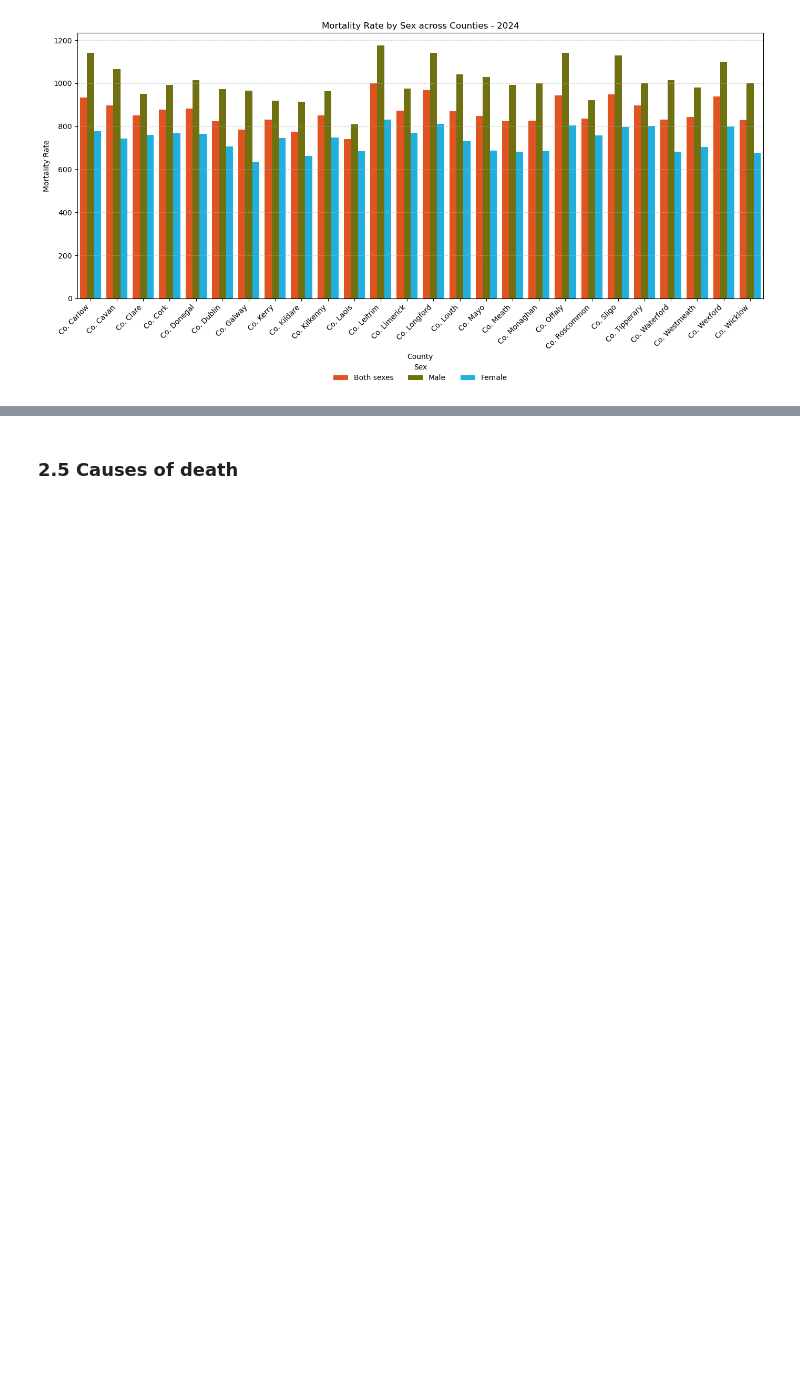
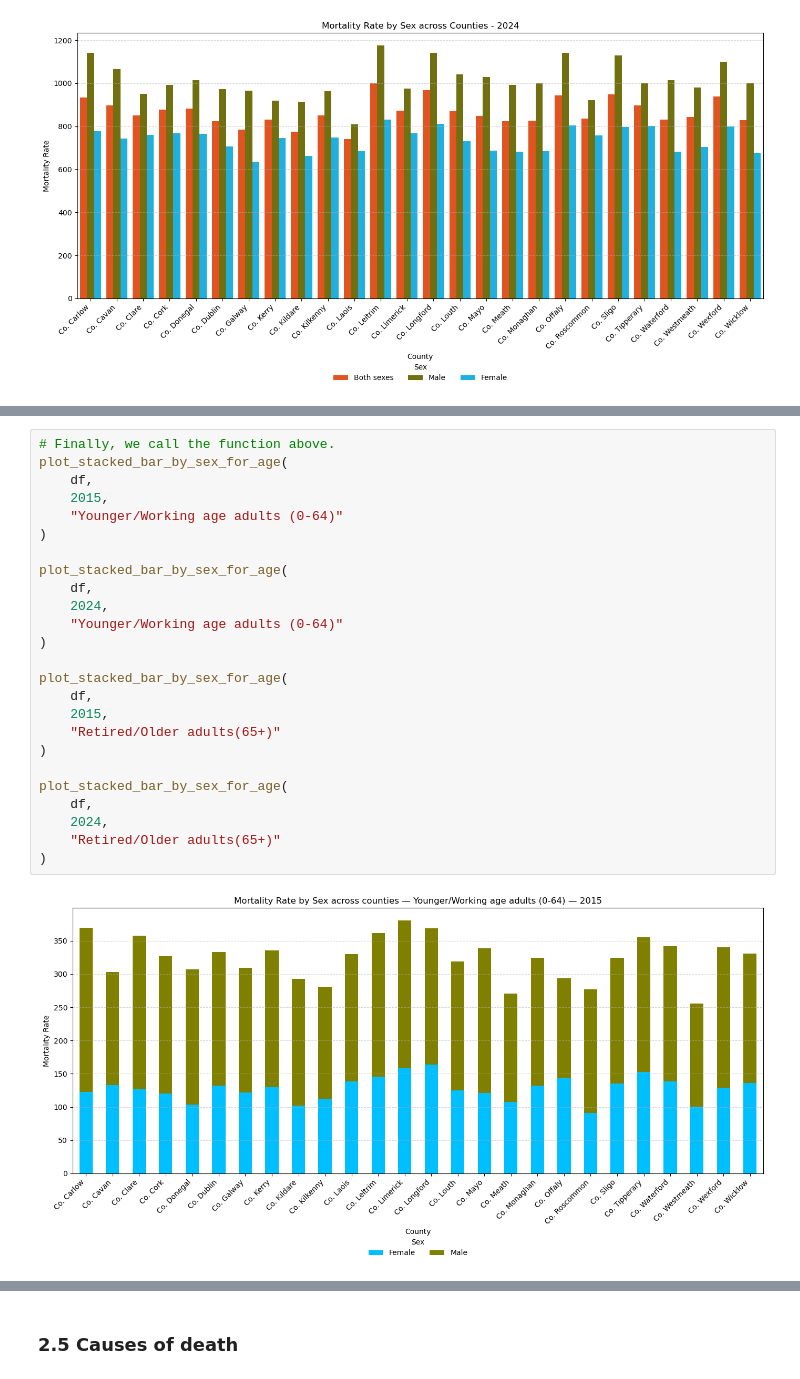
Before and after one commit to LoicBagnoud/Programming-for-Data-Analytics-Project, a Jupyter notebook: Project.ipynb, the cells around one changed output, grey strips where cells are left out. Cells and saved outputs as stored; diff of their text form; blank space fills up the shorter version.

Commit message:
Age and Sex Stacked Barplots

```diff
--- a/Project.ipynb
+++ b/Project.ipynb
@@ -519,0 +522,27 @@ plot_grouped_bar_by_sex_for_age(regional_data_sex_age, 2024, "Retired/Older adul
+# %%
+# Finally, we call the function above.
+plot_stacked_bar_by_sex_for_age(
+    df,
+    2015,
+    "Younger/Working age adults (0-64)"
+)
+
+plot_stacked_bar_by_sex_for_age(
+    df,
+    2024,
+    "Younger/Working age adults (0-64)"
+)
+
+plot_stacked_bar_by_sex_for_age(
+    df,
+    2015,
+    "Retired/Older adults(65+)"
+)
+
+plot_stacked_bar_by_sex_for_age(
+    df,
+    2024,
+    "Retired/Older adults(65+)"
+)
+# %% [output]
+[figure, added]
```
Also changed, not shown: parts of 7 cells of this notebook.
